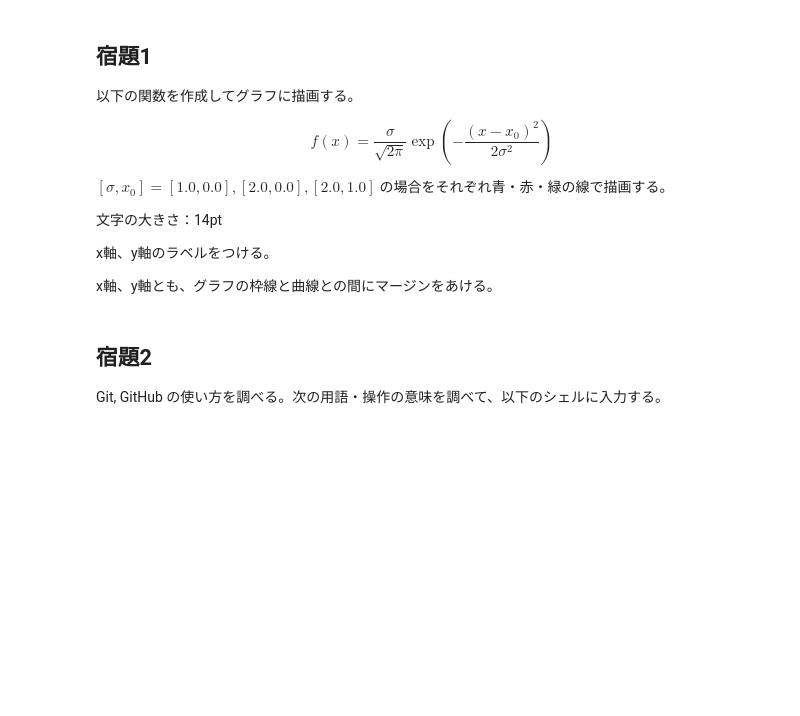
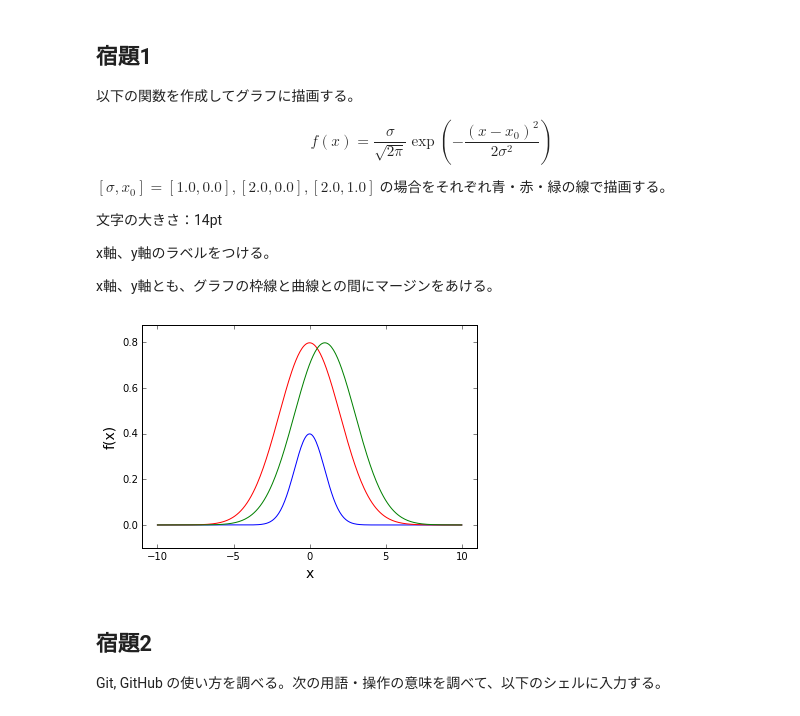
Before and after one commit to fujii-team/Tutorials, a Jupyter notebook: tutorial1.ipynb, the cells around one changed output. Cells and saved outputs as stored; diff of their text form; code cells hidden in the pictures; blank space fills up the shorter version.

```diff
--- a/tutorial1.ipynb
+++ b/tutorial1.ipynb
@@ -319,6 +319,18 @@ $[\sigma, x_0] = [1.0, 0.0], [2.0, 0.0], [2.0, 1.0]$ の場合をそれぞれ青
 x軸、y軸のラベルをつける。
 
 x軸、y軸とも、グラフの枠線と曲線との間にマージンをあける。
+# %%
+x = np.linspace(-10, 10, 300)
+sigmax0c = [[1.0,0.0,"blue"],[2.0,0.0,"red"],[2.0,1.0,"green"]]
+for sigma,x0,c in sigmax0c:
+    y = sigma/np.sqrt(2*np.pi)*np.exp(-(x-x0)**2/2/sigma**2)
+    plt.plot(x, y ,color= c)
+    plt.xlabel("x",fontsize=14)
+    plt.ylabel('f(x)',fontsize=14)
+    plt.xlim(x.min() * 1.1, x.max() * 1.1)
+    plt.ylim(-0.1, y.max() * 1.1)
+# %% [output]
+[figure, added]
 # %% [markdown]
 ## 宿題2
 
```
Also changed, not shown: parts of 6 cells of this notebook.
